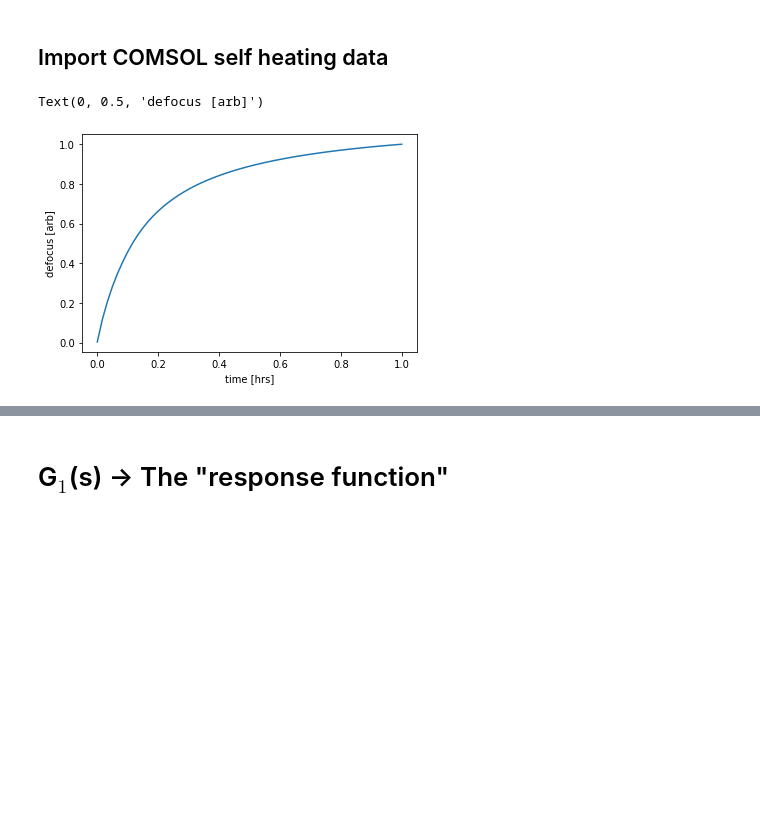
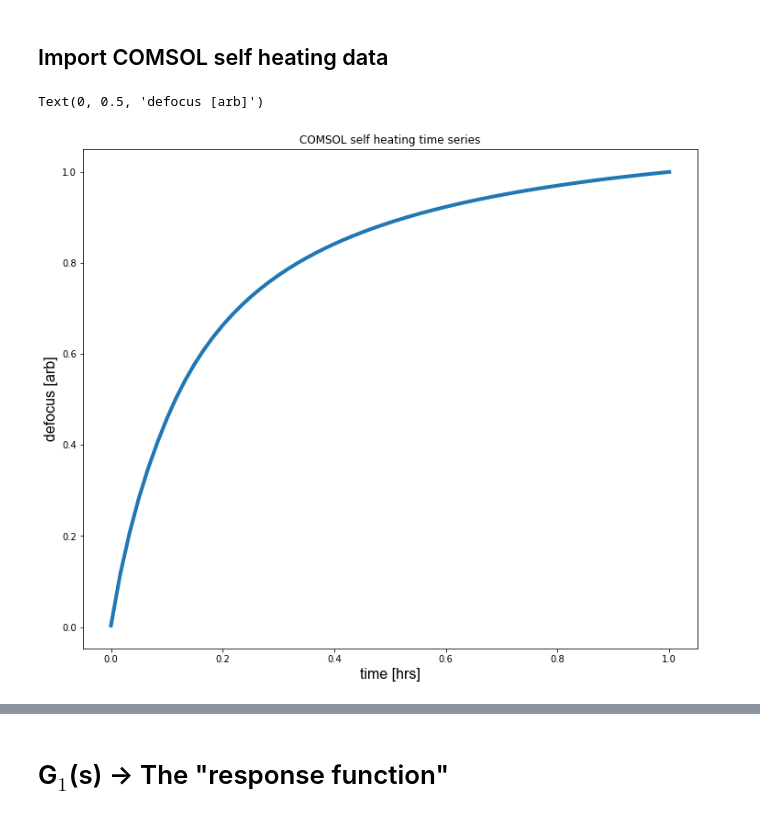
Before and after one commit to dancvan/IRHF, a Jupyter notebook: code/IRHF_w_self_heating.ipynb, the cells around one changed output, grey strips where cells are left out. Drawn from its saved outputs; the diff is of its cells as text; code cells hidden in the pictures; blank space fills up the shorter version.

```diff
--- a/code/IRHF_w_self_heating.ipynb
+++ b/code/IRHF_w_self_heating.ipynb
@@ -5,6 +5,12 @@ import matplotlib.pyplot as plt
 import numpy as np
 from scipy import signal
 import h5py
+# %%
+## Plotting fonts
+lin_thickness=4
+title_font = {'fontname':'Arial', 'size':'30', 'color':'black', 'weight':'normal',
+              'verticalalignment':'bottom'} # Bottom vertical alignment for more space
+axis_font = {'fontname':'Arial', 'size':'30'}
 # %% [markdown]
 # RH FILTER
 # %% [markdown]
@@ -121,12 +135,14 @@ COM_data = np.loadtxt('../data/1W_self_heating_defocus_doublepass.txt')
 t_com = COM_data[:,0]*3600
 defocus = COM_data[:,1]
 # %%
-plt.plot(t_com/3600,defocus/np.max(defocus))
-plt.xlabel('time [hrs]')
-plt.ylabel('defocus [arb]')
+fig6 = plt.figure(figsize=(12,10))
+plt.plot(t_com/3600,defocus/np.max(defocus),linewidth=lin_thickness)
+plt.title('COMSOL self heating time series')
+plt.xlabel('time [hrs]', **axis_font)
+plt.ylabel('defocus [arb]', **axis_font)
 # %% [output]
 Text(0, 0.5, 'defocus [arb]')
-[figure, old version]
+[figure, new version]
 # %%
 ir_com  = (defocus[1:] - defocus[:-1])
 t_ir = t_com[:((len(t_com)-1))]
```
Also changed, not shown: parts of 28 cells of this notebook.
